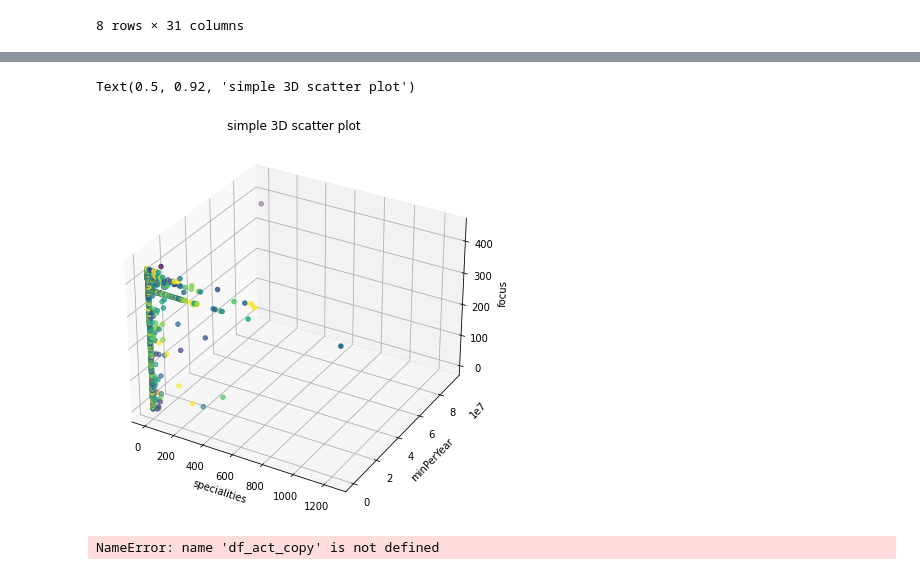
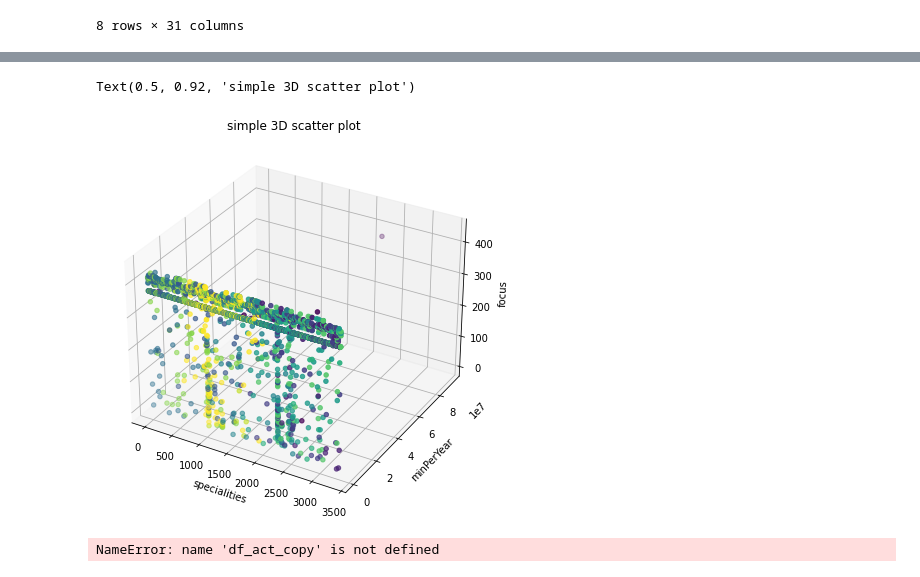
Before and after one commit to BenQuartermaine/customerclustering, a Jupyter notebook: notebooks/ran.ipynb, the cells around one changed output, grey strips where cells are left out. Cells and saved outputs as stored; diff of their text form; code cells hidden in the pictures.

```diff
--- a/notebooks/ran.ipynb
+++ b/notebooks/ran.ipynb
@@ -612,8 +612,8 @@ conn = pymysql.connect(
 
 
 rows=200000
-df=GetTrainingData(conn,rows).get_training_data()
-df_copy=df.copy()
+df0=GetTrainingData(conn,rows).get_training_data()
+df_copy=df0.copy()
 print("--- %s seconds ---" % (time.time() - start_time))
 df.head()
 # %% [output]
@@ -765,25 +802,25 @@ Name: std, dtype: float64
 # %%
 from mpl_toolkits.mplot3d import Axes3D
 import matplotlib.pyplot as plt
 
 
 # Choose the columns have large std from the describe table
-x=df_processed.minPerYear
-y=df_processed.minCompleted
+x=df_processed.specialities
+y=df_processed.minPerYear
 z=df_processed.population
 
 # Creating figure
 fig = plt.figure(figsize = (10, 7))
 ax = plt.axes(projection ="3d")
 # Creating plot
 ax.scatter3D(x, y, z, c = X_pred)
 ax.set_xlabel('specialities')
 ax.set_ylabel('minPerYear')
 ax.set_zlabel('focus')
 plt.title("simple 3D scatter plot")
 # %% [output]
 Text(0.5, 0.92, 'simple 3D scatter plot')
-[figure, old version]
+[figure, new version]
 # %%
 df_processed
 # %%
```
Also changed, not shown: parts of 4 cells of this notebook.
